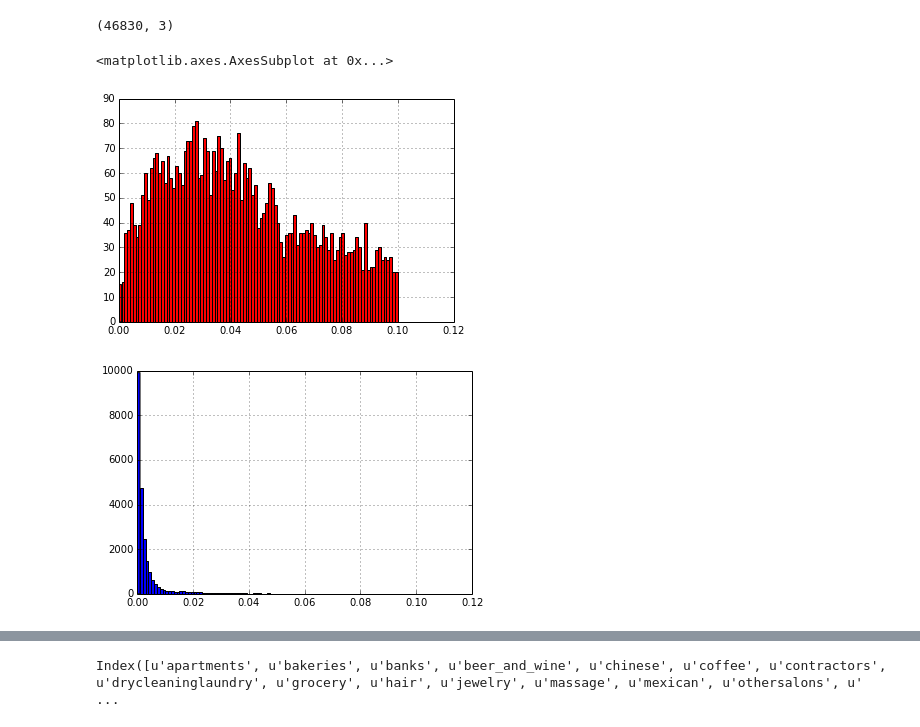
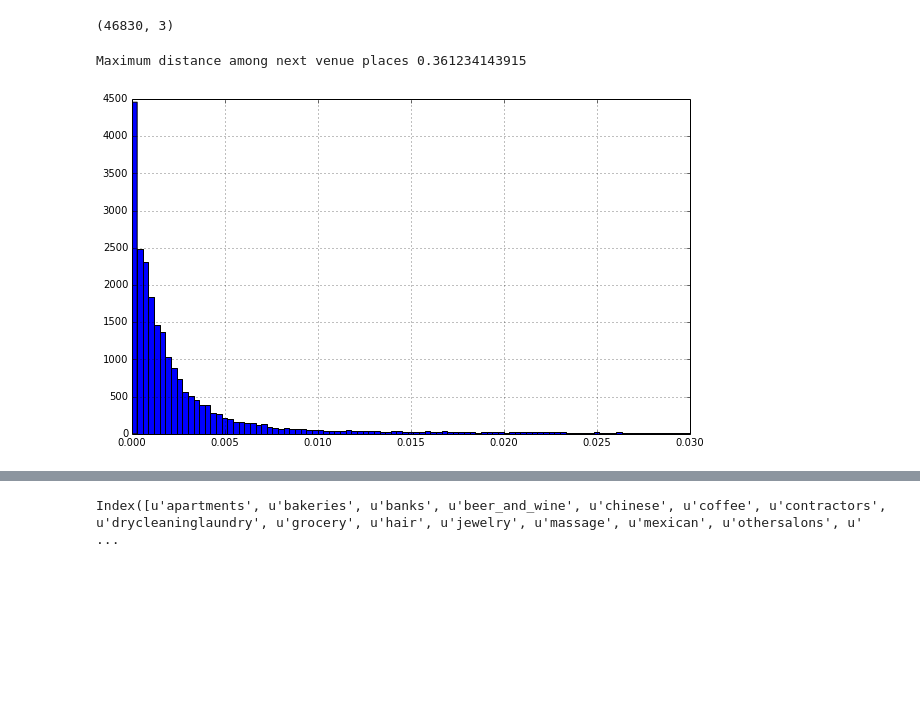
Before and after one commit to micramm/InsightProject, a Jupyter notebook: sklearn.ipynb, the cells around one changed output, grey strips where cells are left out. Cells and saved outputs as stored; diff of their text form; code cells hidden in the pictures; blank space fills up the shorter version.

Commit message:
before changing sklearn

```diff
--- a/sklearn.ipynb
+++ b/sklearn.ipynb
@@ -6,7 +6,11 @@ from sklearn.linear_model import LogisticRegression
 from sklearn import feature_extraction
 import numpy as np
 from matplotlib import pyplot
+from sklearn.metrics import roc_curve, precision_recall_curve, precision_recall_fscore_support
 %matplotlib inline
+from matplotlib import rcParams
+rcParams['figure.figsize'] = (10, 6)
+rcParams['figure.dpi'] = 150
 # %%
 '''
 Load all the CSV files into data frames
@@ -94,13 +98,13 @@ df = df.drop(['from_latitude','to_latitude','from_longitude','to_longitude'],1)
 # %%
 fig, ax = pyplot.subplots()
 # ax.set_yscale('log')
-df[df.match == 0].distance.hist(color = 'red', bins = np.linspace(0,0.1,100))
-fig, ax = pyplot.subplots()
-df[df.match == 1].distance.hist(color = 'blue', bins = np.linspace(0,0.1,100))
+# df[df.match == 0].distance.hist(color = 'red', bins = np.linspace(0,1,100))
+df[df.match == 1].distance.hist(color = 'blue', bins = np.linspace(0,0.03,100))
+# fig, ax = pyplot.subplots()
+print 'Maximum distance among next venue places', df[df.match == 1].distance.max()
 # %% [output]
-<matplotlib.axes.AxesSubplot at 0x...>
+Maximum distance among next venue places 0.361234143915
-[figure, old version]
+[figure, new version]
-[figure, removed]
 # %%
 df.head(5)
 # %% [output]
```
Also changed, not shown: parts of 12 cells of this notebook, 5 other files.
